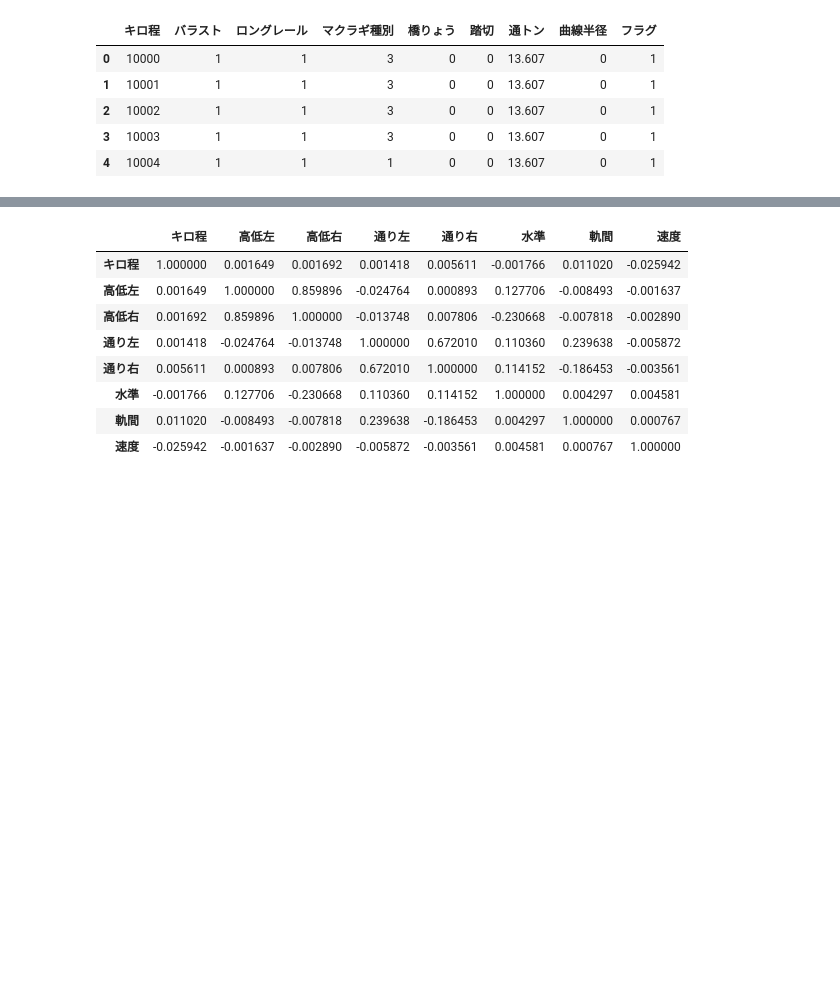
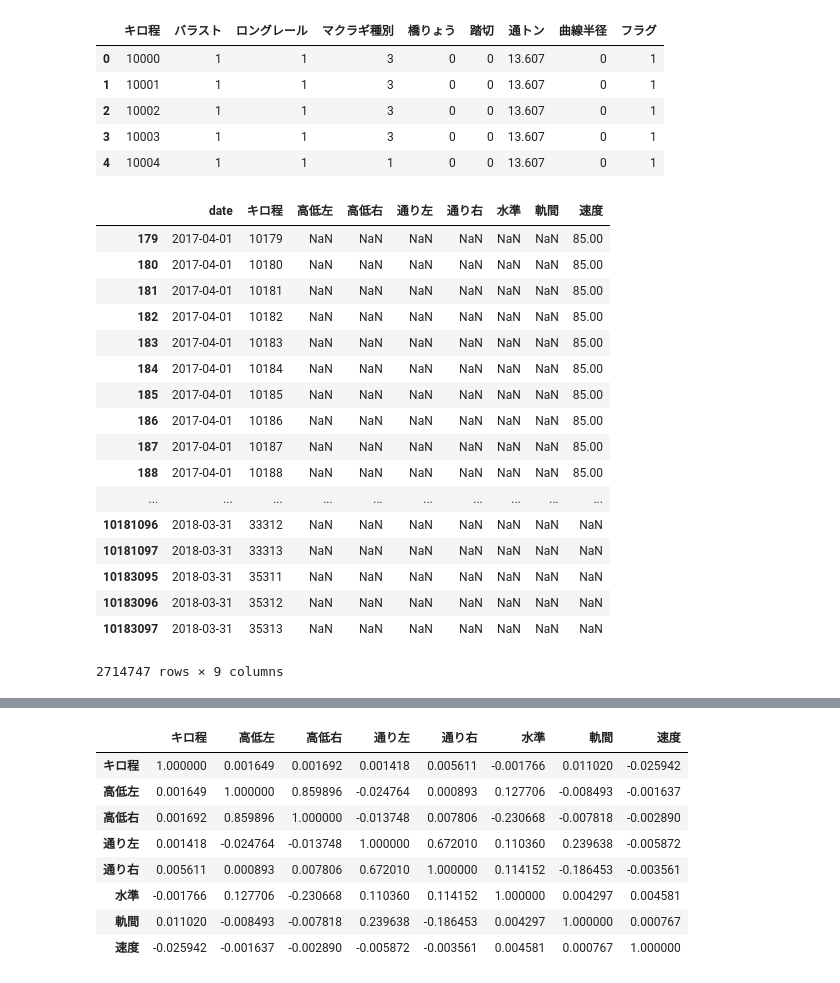
Before and after one commit to akr-student/signate, a Jupyter notebook: contest.ipynb, the cells around one changed output, grey strips where cells are left out. Saved outputs shown, nothing was run; the diff lists cells and outputs as text; code cells hidden in the pictures; blank space fills up the shorter version.

```diff
--- a/contest.ipynb
+++ b/contest.ipynb
@@ -33,3 +33,26 @@ equipments["A"].head()
 | 2 | 10002 | 1 | 1 | 3 | 0 | 0 | 13.607 | 0 | 1 |
 | 3 | 10003 | 1 | 1 | 3 | 0 | 0 | 13.607 | 0 | 1 |
 | 4 | 10004 | 1 | 1 | 1 | 0 | 0 | 13.607 | 0 | 1 |
+# %%
+df = tracks["A"].copy()
+# %%
+df[df["高低左"].isnull()]
+# %% [output]
+|  | date | キロ程 | 高低左 | 高低右 | 通り左 | 通り右 | 水準 | 軌間 | 速度 |
+| 179 | 2017-04-01 | 10179 | NaN | NaN | NaN | NaN | NaN | NaN | 85.00 |
+| 180 | 2017-04-01 | 10180 | NaN | NaN | NaN | NaN | NaN | NaN | 85.00 |
+| 181 | 2017-04-01 | 10181 | NaN | NaN | NaN | NaN | NaN | NaN | 85.00 |
+| 182 | 2017-04-01 | 10182 | NaN | NaN | NaN | NaN | NaN | NaN | 85.00 |
+| 183 | 2017-04-01 | 10183 | NaN | NaN | NaN | NaN | NaN | NaN | 85.00 |
+| 184 | 2017-04-01 | 10184 | NaN | NaN | NaN | NaN | NaN | NaN | 85.00 |
+| 185 | 2017-04-01 | 10185 | NaN | NaN | NaN | NaN | NaN | NaN | 85.00 |
+| 186 | 2017-04-01 | 10186 | NaN | NaN | NaN | NaN | NaN | NaN | 85.00 |
+| 187 | 2017-04-01 | 10187 | NaN | NaN | NaN | NaN | NaN | NaN | 85.00 |
+| 188 | 2017-04-01 | 10188 | NaN | NaN | NaN | NaN | NaN | NaN | 85.00 |
+| ... | ... | ... | ... | ... | ... | ... | ... | ... | ... |
+| 10181096 | 2018-03-31 | 33312 | NaN | NaN | NaN | NaN | NaN | NaN | NaN |
+| 10181097 | 2018-03-31 | 33313 | NaN | NaN | NaN | NaN | NaN | NaN | NaN |
+| 10183095 | 2018-03-31 | 35311 | NaN | NaN | NaN | NaN | NaN | NaN | NaN |
+| 10183096 | 2018-03-31 | 35312 | NaN | NaN | NaN | NaN | NaN | NaN | NaN |
+| 10183097 | 2018-03-31 | 35313 | NaN | NaN | NaN | NaN | NaN | NaN | NaN |
+2714747 rows × 9 columns
```
Also changed, not shown: parts of 3 cells of this notebook.
